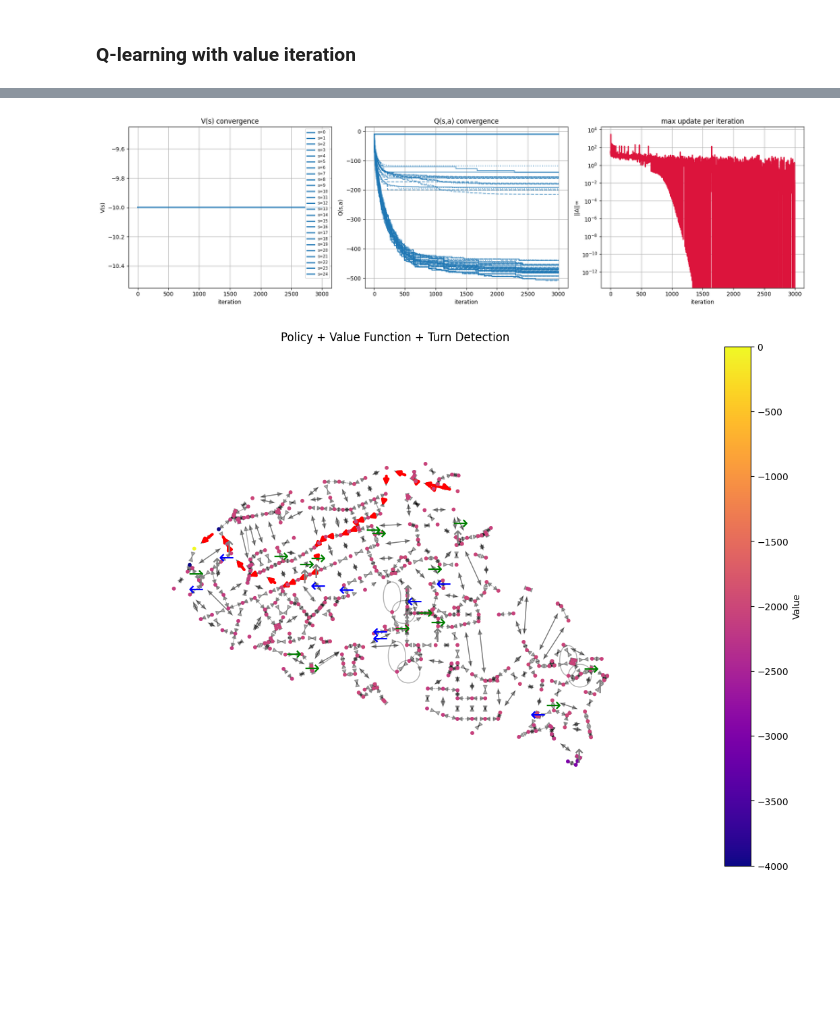
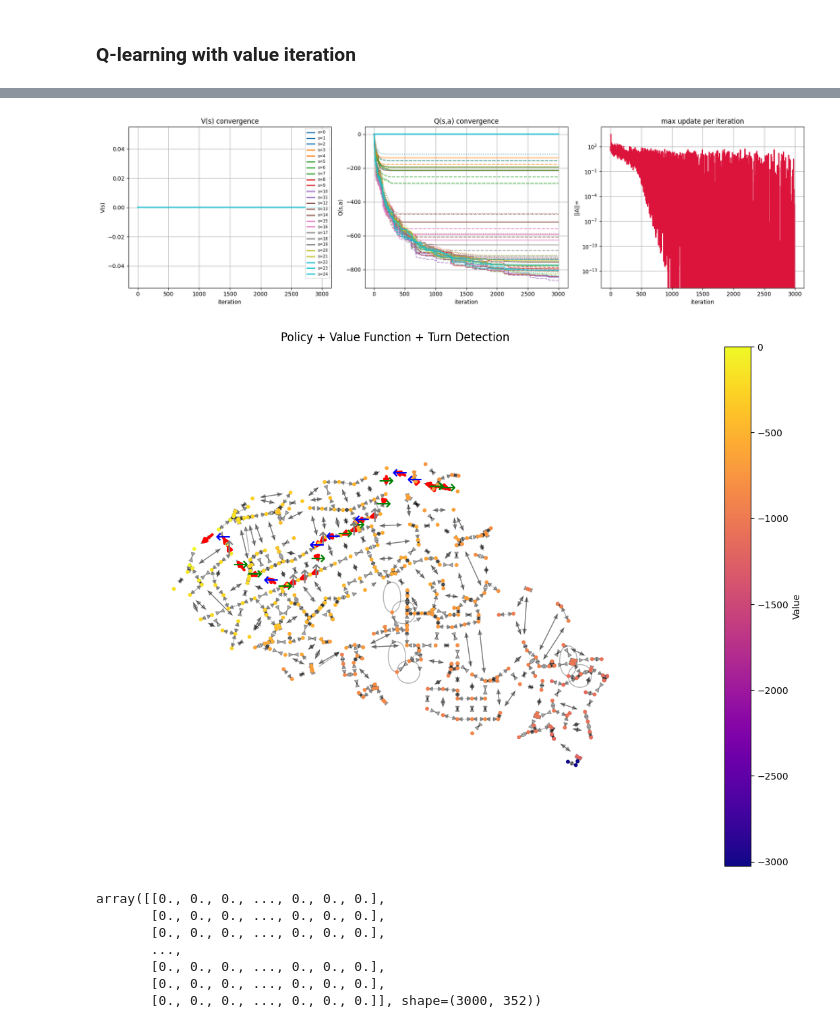
Before and after one commit to CamelPoem32/City-Navigation-Qlearn, a Jupyter notebook: test.ipynb, the cells around one changed output, grey strips where cells are left out. Saved outputs shown, nothing was run; the diff lists cells and outputs as text; code cells hidden in the pictures; blank space fills up the shorter version.

```diff
--- a/test.ipynb
+++ b/test.ipynb
@@ -187,36 +149,12 @@ def value_iteration(neighbors, gamma=0.95, track_history=True):
 # %% [markdown]
 ## Policy evaluation
 # %%
-def policy_evaluation(policy, neighbors, costs, gamma=0.99):
+def policy_evaluation(policy, neighbors, costs, gamma=0.99, track_history=False, cost_per_step=40.0):
 
     N = len(neighbors)
 
-    V = np.zeros(N)*1e3
-
-    V[0] = 0
-
-    for _ in range(1000):
-
-        for s in range(1, N):
-
-            a = policy[s]
-
-            if a is None:
-                continue
-
-            idx = np.where(neighbors[s] == a)[0][0]
-
-            V[s] = -costs[s][idx] + gamma * V[a]
-
-    V[0] = 0
-
-    return V
-
-def policy_evaluation(policy, neighbors, costs, gamma=0.99, track_history=False):
-
-    N = len(neighbors)
-
-    V = np.zeros(N)*1e3
+    V = np.ones(N) * (cost_per_step / (1 - gamma))
+    # V = np.zeros(N)
 
     V[0] = 0
 
@@ -887,10 +660,6 @@ def visualize_graph(G, V, policy, nodes, node_index, turns, node_size=250, show_
 
         policy_edges.append((u,v))
 
-        if (policy[a] is not None) and (not np.isnan(policy[a])):
-            w = nodes[policy[a]]
-            if (w is not None) and (not np.isnan(policy[a])): policy_turns.append((u,v,w))
-
     if show_trajectory_only:
 
         traj=[]
@@ -910,6 +679,11 @@ def visualize_graph(G, V, policy, nodes, node_index, turns, node_size=250, show_
             next_s = nodes[a]
 
             traj.append((nodes[s], next_s))
+
+            if (policy[a] is not None) and (not np.isnan(policy[a])):
+                w = nodes[policy[a]]
+                if (w is not None) and (not np.isnan(policy[a])):
+                    policy_turns.append((nodes[s],nodes[a],w))
 
             s=a
 
@@ -938,7 +712,7 @@ def visualize_graph(G, V, policy, nodes, node_index, turns, node_size=250, show_
         )
 
     # draw turn symbols
-    for (u,v,w) in policy_turns[:50]:
+    for (u,v,w) in policy_turns:
         if u==v or u==w or v==w: continue
         t = turns[(u,v,w)]
 
@@ -1004,7 +778,7 @@ def plot_convergence(V_history, Q_history, conv, action_names=None):
     # V convergence
     ax=axes[0]
 
-    colors = plt.cm.tab10(np.linspace(0,1,NUM_STATES))
+    colors = plt.cm.tab10(np.linspace(0,1,min(NUM_STATES, 25)))
 
     for s in range(min(NUM_STATES, 25)):
         ax.plot(iters,V_arr[:,s],color=colors[s],linewidth=2,label=f"s={s}")
@@ -1224,33 +1002,43 @@ goal = 0
 neighbors, costs = build_neighbors_costs(G, nodes, node_index, turns)
 
 neighbors_arr, costs_arr, n_actions = pad_arrays(neighbors, costs)
 
 Q, policy, Vh, Qh, conv = q_learning_njit(
     neighbors_arr,
     costs_arr,
     n_actions,
     start,
     goal,
     episodes=3_000,
     alpha=0.1,
     gamma=0.99,
-    eps=0.1
+    eps=0.9
 )
 
 # Actions to states for visualization
 policy_nodes = []
 
 for s, a in enumerate(policy):
 
     if a is None or a < 0 or np.isnan(a):
         policy_nodes.append(None)
     else:
         policy_nodes.append(neighbors[s][a])
 
 plot_convergence(Vh, Qh, conv)
 
 visualize_graph(G,V,policy_nodes,nodes,node_index,turns, node_size=10, show_node_id=False, arrowwidth=0.5,
                 start=len(nodes)-1, show_trajectory_only=True)
 # %% [output]
-[figure, old version]
+[figure, new version]
-[figure, old version]
+[figure, new version]
+# %%
+Vh
+# %% [output]
+array([[0., 0., 0., ..., 0., 0., 0.],
+       [0., 0., 0., ..., 0., 0., 0.],
+       [0., 0., 0., ..., 0., 0., 0.],
+       ...,
+       [0., 0., 0., ..., 0., 0., 0.],
+       [0., 0., 0., ..., 0., 0., 0.],
+       [0., 0., 0., ..., 0., 0., 0.]], shape=(3000, 352))
```
Also changed, not shown: parts of 10 cells of this notebook.
